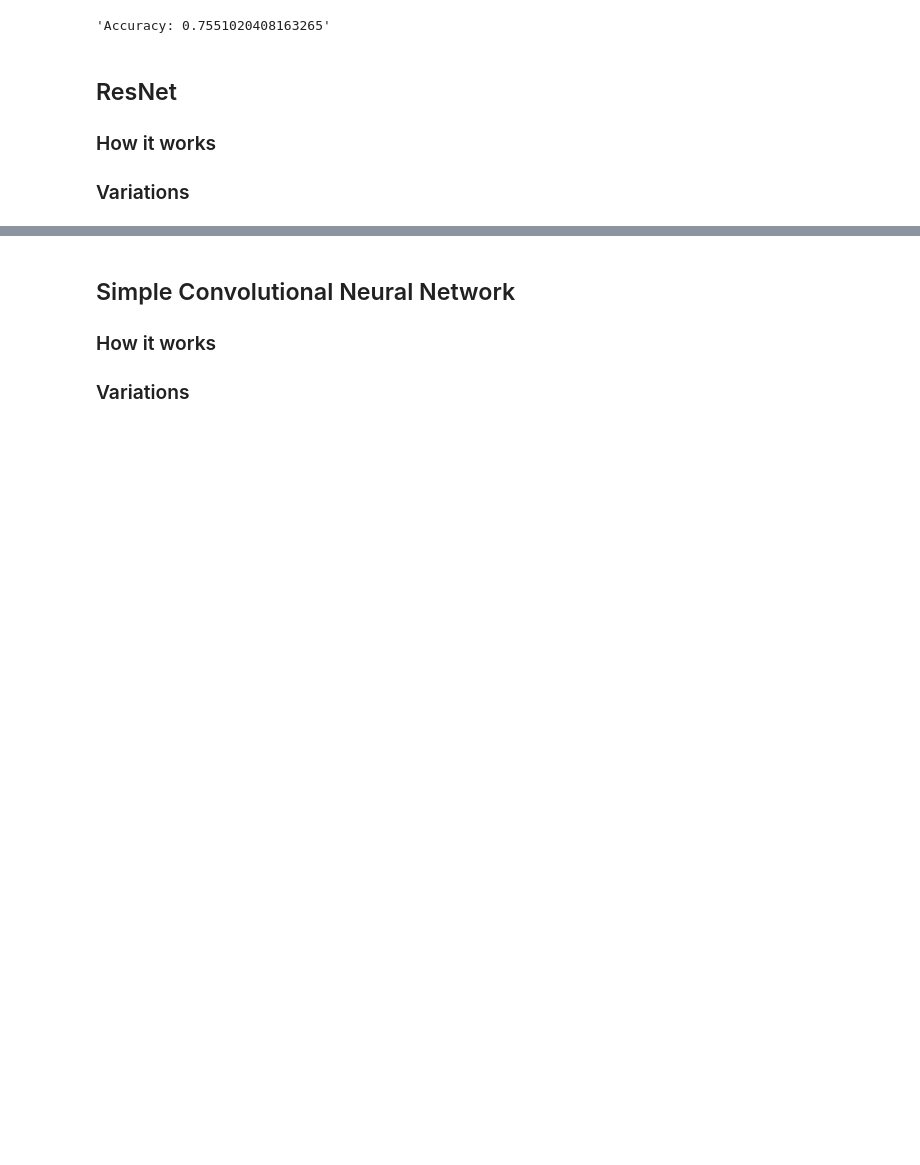
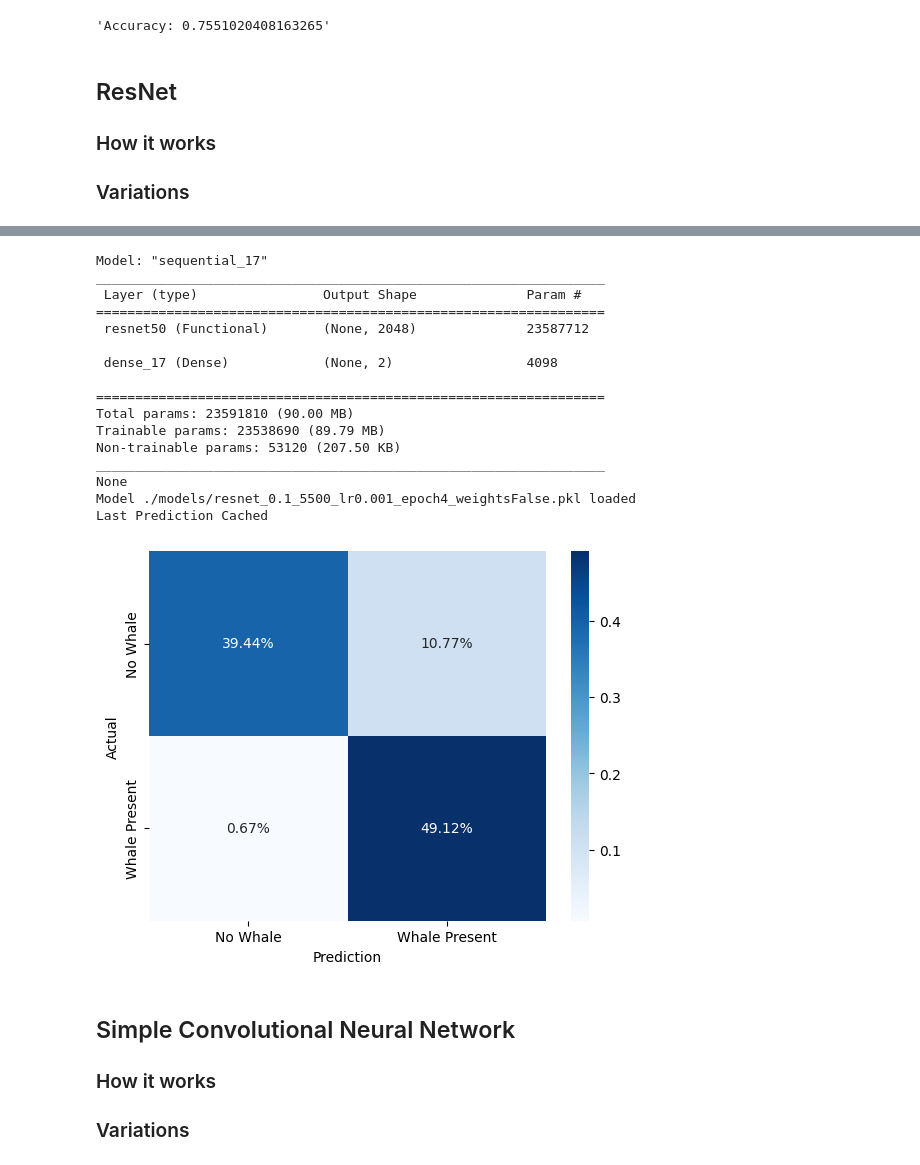
Before and after one commit to levshuster/whale-detection, a Jupyter notebook: final submission/main.ipynb, the cells around one changed output, grey strips where cells are left out. Saved outputs shown, nothing was run; the diff lists cells and outputs as text; code cells hidden in the pictures; blank space fills up the shorter version.

```diff
--- a/final submission/main.ipynb
+++ b/final submission/main.ipynb
@@ -231,3 +468,43 @@ f"Accuracy: {get_accuracy(y_test, y_pred)}"
+# %%
+labels_1d, predictions_1d = ResNet(
+	learning_rate=0.001,
+	use_weights=False,
+	version='0.1',
+	dataset_name=dataset_name,
+	do_not_load=False
+).load(epochs=4).predict(testing_set)
+confusion_matrix_plot(labels_1d, predictions_1d, labels, normalize = True)
+
+# labels_1d, predictions_1d = ResNet(
+# 	learning_rate=0.001,
+# 	use_weights=True,
+# 	version='0.1',
+# 	dataset_name=dataset_name,
+# 	do_not_load=False
+# )\
+# 	.load(epochs=4)\
+# 	.fit(train_set, validation_set, additional_epochs=4)\
+# 	.save()\
+# 	.predict(testing_set)
+# confusion_matrix_plot(labels_1d, predictions_1d, labels, normalize = True)
+# %% [output]
+Model: "sequential_17"
+_________________________________________________________________
+ Layer (type)                Output Shape              Param #
+=================================================================
+ resnet50 (Functional)       (None, 2048)              23587712
+
+ dense_17 (Dense)            (None, 2)                 4098
+
+=================================================================
+Total params: 23591810 (90.00 MB)
+Trainable params: 23538690 (89.79 MB)
+Non-trainable params: 53120 (207.50 KB)
+_________________________________________________________________
+None
+Model ./models/resnet_0.1_5500_lr0.001_epoch4_weightsFalse.pkl loaded
+Last Prediction Cached
+[figure, added]
 # %% [markdown]
 ## Simple Convolutional Neural Network
 
```
Also changed, not shown: parts of 8 cells of this notebook.
